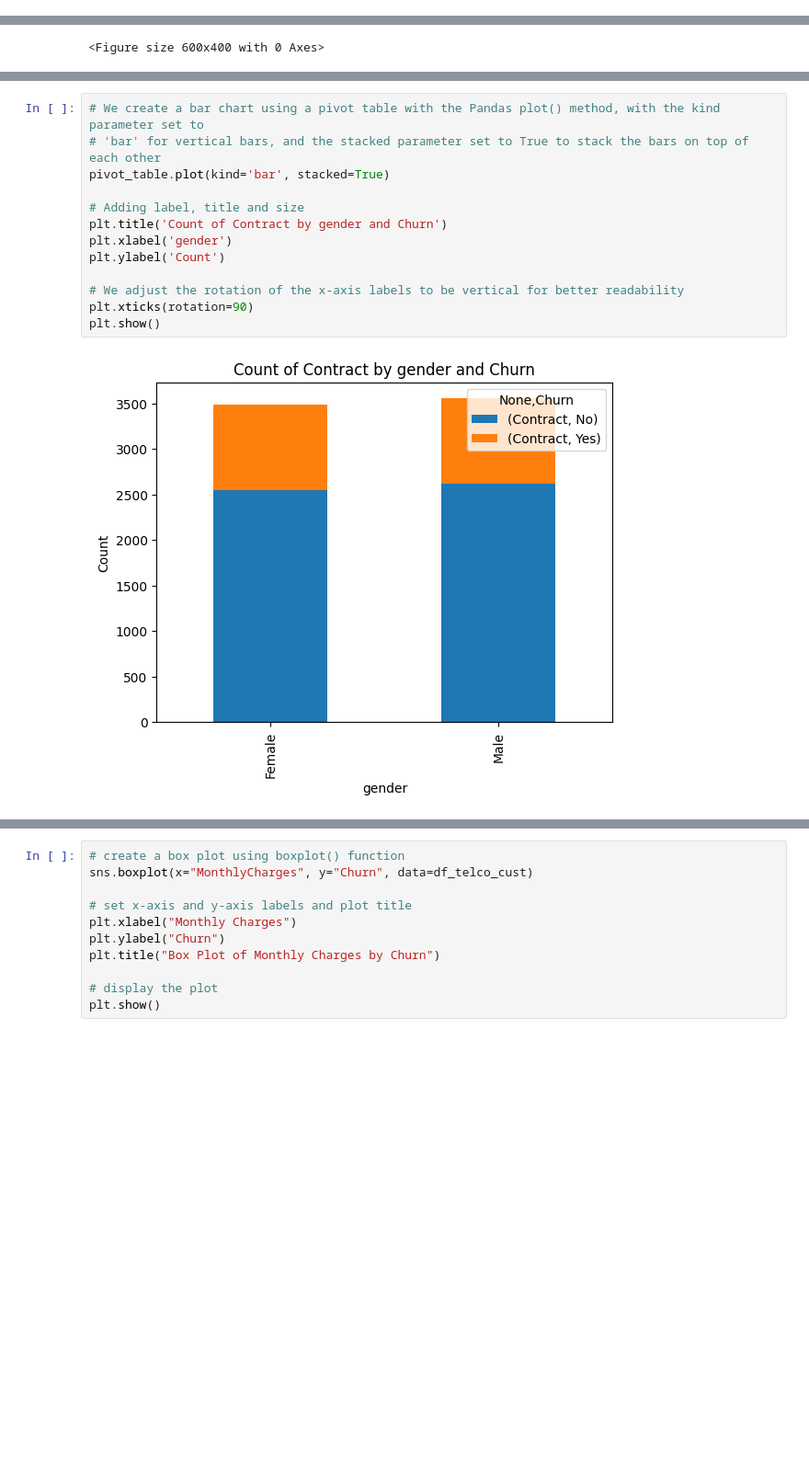
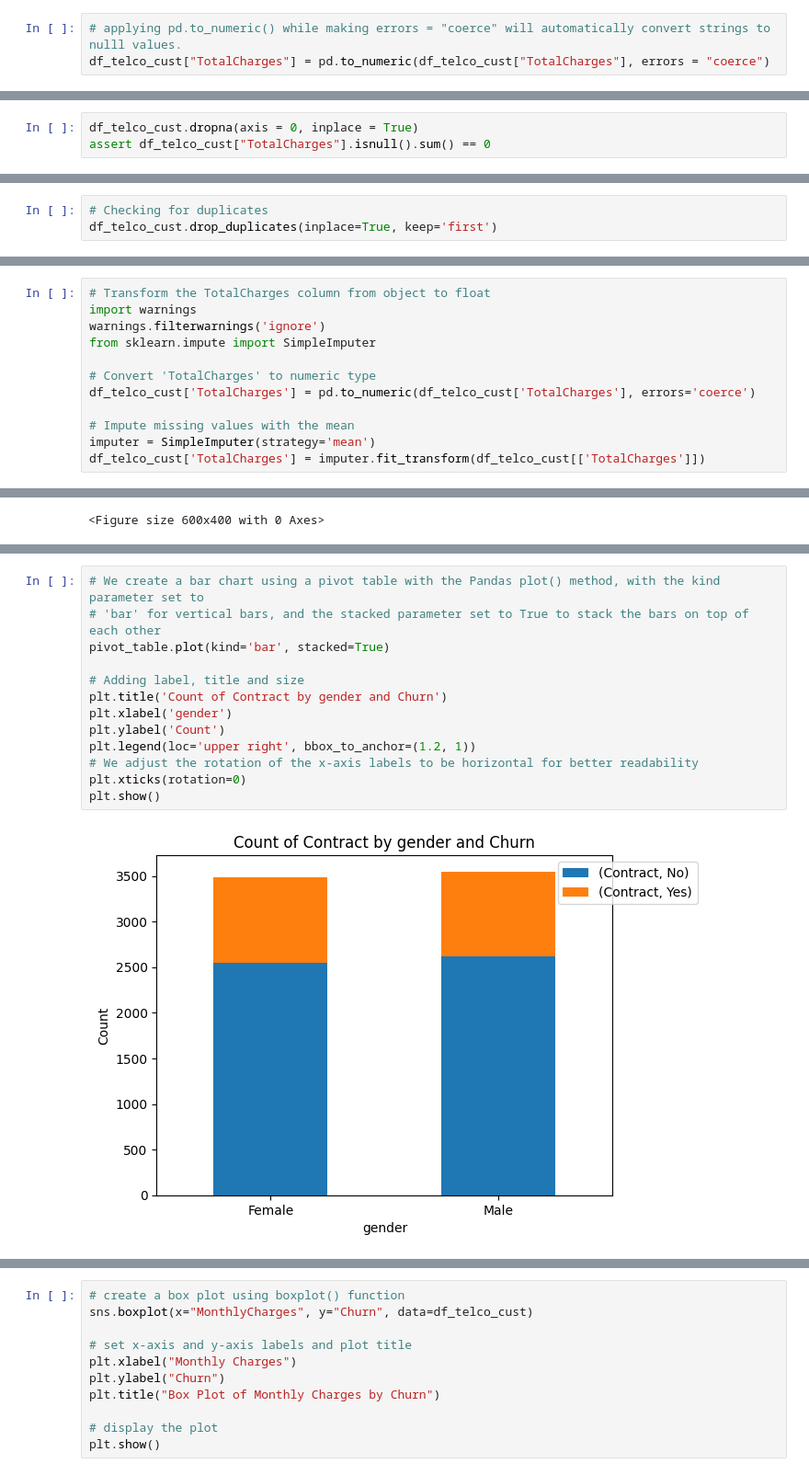
Before and after one commit to Jauloma/GIT_LP3, a Jupyter notebook: Code/Customer Churn_LP3.ipynb, the cells around one changed output, grey strips where cells are left out. Shown at 92% size. Cells and saved outputs as stored; diff of their text form; blank space fills up the shorter version.

```diff
--- a/Code/Customer Churn_LP3.ipynb
+++ b/Code/Customer Churn_LP3.ipynb
@@ -123,0 +156,3 @@ memory usage: 1.1+ MB
+# %%
+# applying pd.to_numeric() while making errors = "coerce" will automatically convert strings to nulll values.
+df_telco_cust["TotalCharges"] = pd.to_numeric(df_telco_cust["TotalCharges"], errors = "coerce")
@@ -147,0 +193,3 @@ dtype: int64
+# %%
+df_telco_cust.dropna(axis = 0, inplace = True)
+assert df_telco_cust["TotalCharges"].isnull().sum() == 0
@@ -147,0 +220,3 @@ dtype: int64
+# %%
+# Checking for duplicates
+df_telco_cust.drop_duplicates(inplace=True, keep='first')
@@ -199,0 +346,12 @@ We are counting the number of gender in the dataset
+# %%
+# Transform the TotalCharges column from object to float
+import warnings
+warnings.filterwarnings('ignore')
+from sklearn.impute import SimpleImputer
+
+# Convert 'TotalCharges' to numeric type
+df_telco_cust['TotalCharges'] = pd.to_numeric(df_telco_cust['TotalCharges'], errors='coerce')
+
+# Impute missing values with the mean
+imputer = SimpleImputer(strategy='mean')
+df_telco_cust['TotalCharges'] = imputer.fit_transform(df_telco_cust[['TotalCharges']])
@@ -394,15 +668,15 @@ Male       2625  930
 # %%
 # We create a bar chart using a pivot table with the Pandas plot() method, with the kind parameter set to
 # 'bar' for vertical bars, and the stacked parameter set to True to stack the bars on top of each other
 pivot_table.plot(kind='bar', stacked=True)
 
 # Adding label, title and size
 plt.title('Count of Contract by gender and Churn')
 plt.xlabel('gender')
 plt.ylabel('Count')
-
-# We adjust the rotation of the x-axis labels to be vertical for better readability
-plt.xticks(rotation=90)
+plt.legend(loc='upper right', bbox_to_anchor=(1.2, 1))
+# We adjust the rotation of the x-axis labels to be horizontal for better readability
+plt.xticks(rotation=0)
 plt.show()
 # %% [output]
-[figure, old version]
+[figure, new version]
```
Also changed, not shown: parts of 134 cells of this notebook.
